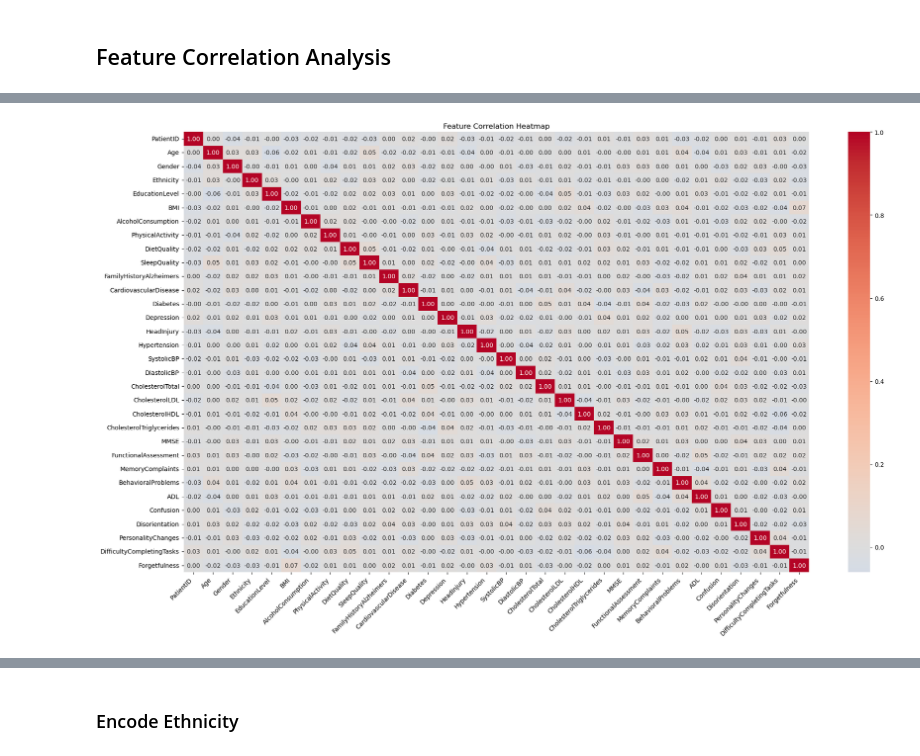
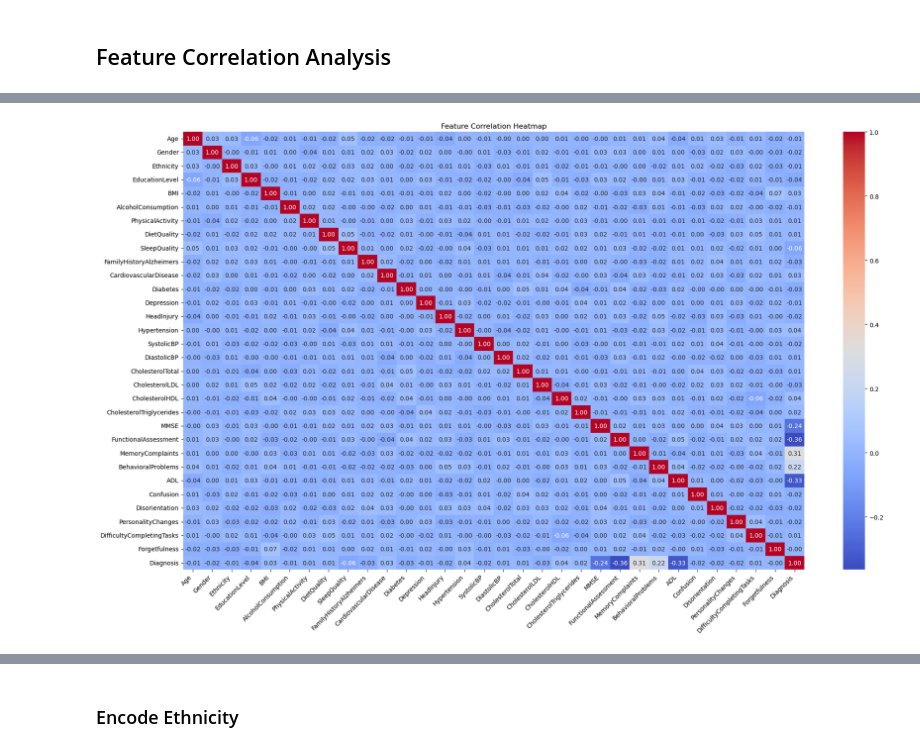
Before and after one commit to JakubDralus/advanced-machine-learning, a Jupyter notebook: project.ipynb, the cells around one changed output, grey strips where cells are left out. Saved outputs shown, nothing was run; the diff lists cells and outputs as text; code cells hidden in the pictures.

```diff
--- a/project.ipynb
+++ b/project.ipynb
@@ -143,7 +143,7 @@ Index(['PatientID', 'Age', 'Gender', 'Ethnicity', 'EducationLevel', 'BMI',
 # %% [markdown]
 ### Data Preprocessing
 # %%
-df.drop(columns=['DoctorInCharge'], inplace=True)
+df.drop(columns=['DoctorInCharge', 'PatientID'], inplace=True)
 # %%
 df.describe()
 # %% [output]
@@ -267,7 +267,7 @@ if "Age" in df.columns and "Diagnosis" in df.columns:
         y='Procent',
         color='skyblue'
     )
-    plt.title("Zdrowi – procent całego zbioru w przedziałach wieku", fontsize=14)
+    plt.title("Zdrowi - procent całego zbioru w przedziałach wieku", fontsize=14)
     plt.xlabel("Wiek [lata]")
     plt.ylabel("Procent całego zbioru")
     plt.ylim(0, max_procent)
@@ -282,7 +282,7 @@ if "Age" in df.columns and "Diagnosis" in df.columns:
         y='Procent',
         color='salmon'
     )
-    plt.title("Chorzy – procent całego zbioru w przedziałach wieku", fontsize=14)
+    plt.title("Chorzy - procent całego zbioru w przedziałach wieku", fontsize=14)
     plt.xlabel("Wiek [lata]")
     plt.ylabel("Procent całego zbioru")
     plt.ylim(0, max_procent)
@@ -413,15 +430,16 @@ plt.show()
 # %%
 import seaborn as sns
 import matplotlib.pyplot as plt
 
-correlation_matrix = df.select_dtypes(include=['number']).corr()
+df['Diagnosis'] = df['Diagnosis'].astype('int32')
+correlation_matrix = df.corr(numeric_only=True)
 
 plt.figure(figsize=(20, 12))
-sns.heatmap(correlation_matrix, annot=True, cmap='coolwarm', center=0, fmt='.2f')
+sns.heatmap(correlation_matrix, annot=True, cmap='coolwarm', fmt='.2f')
 plt.title('Feature Correlation Heatmap')
 plt.xticks(rotation=45, ha='right')
 plt.yticks(rotation=0)
 plt.tight_layout()
 plt.show()
 # %% [output]
-[figure, old version]
+[figure, new version]
```
Also changed, not shown: parts of 22 cells of this notebook.
